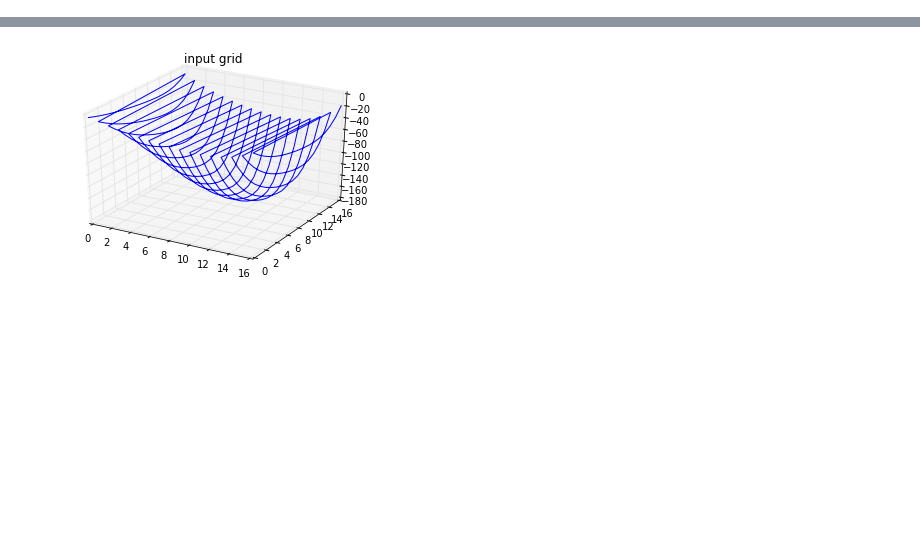
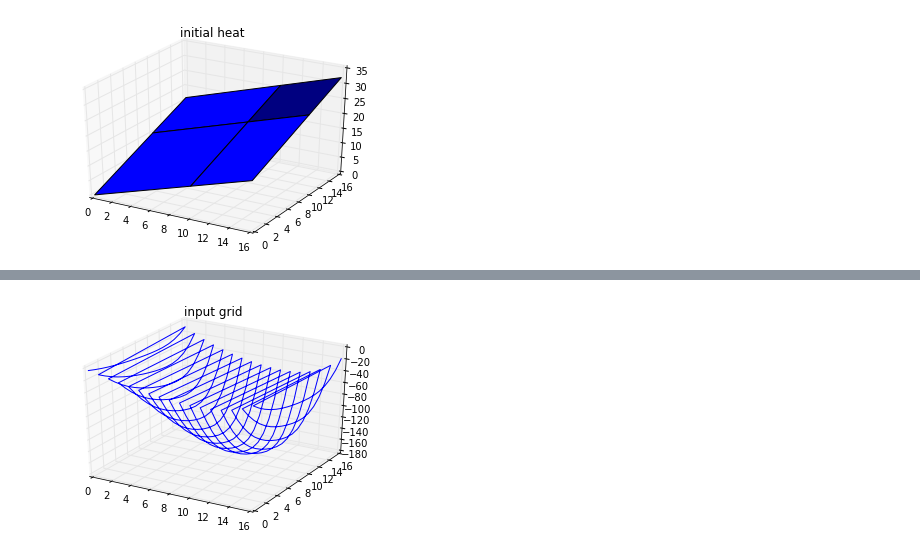
Before and after one commit to ucb-sejits/pygmg, a Jupyter notebook: hpgmg/finite_volume/hpgmg view.ipynb, the cells around one changed output, grey strips where cells are left out. Saved outputs shown, nothing was run; the diff lists cells and outputs as text; code cells hidden in the pictures; blank space fills up the shorter version.

```diff
--- a/hpgmg/finite_volume/hpgmg view.ipynb
+++ b/hpgmg/finite_volume/hpgmg view.ipynb
@@ -14,4 +23,8 @@ b = np.zeros([17, 17])
 for x in range(b.shape[0]):
     for y in range(b.shape[1]):
         b[(x, y)] = x + y
+# %%
+plot(b, title="initial heat")
+# %% [output]
+[figure, added]
 # %%
```
Also changed, not shown: parts of 4 cells of this notebook.
